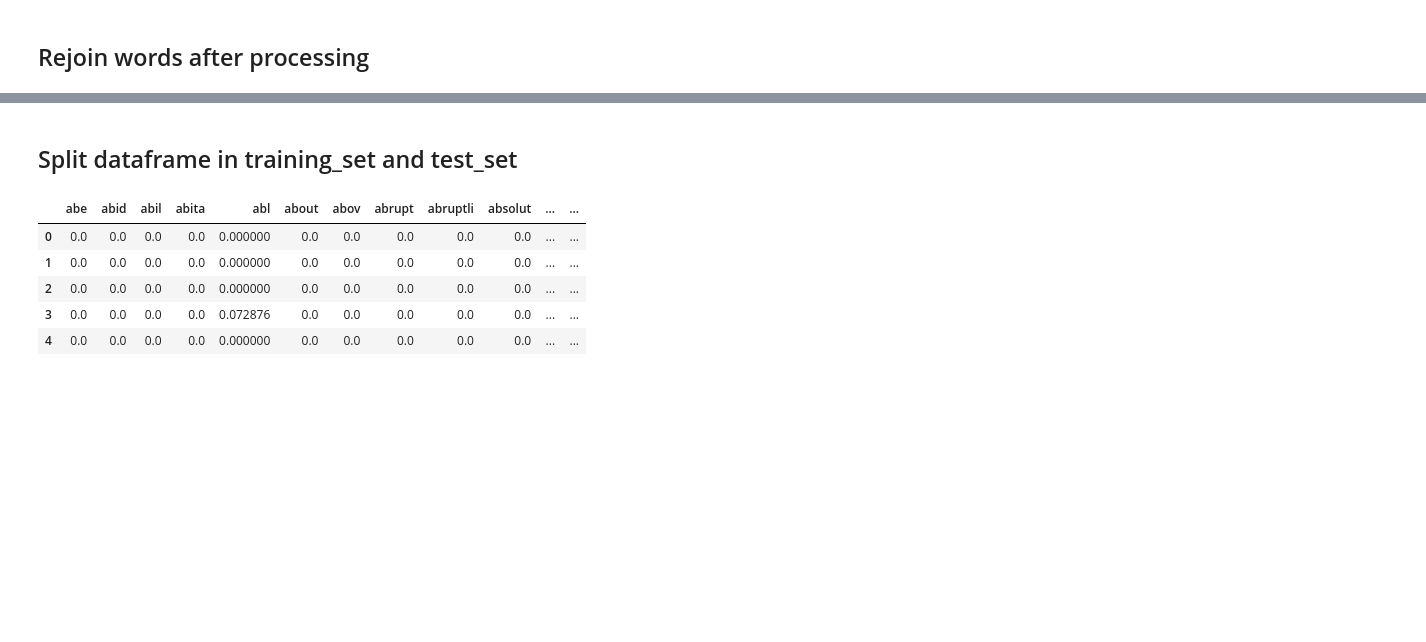
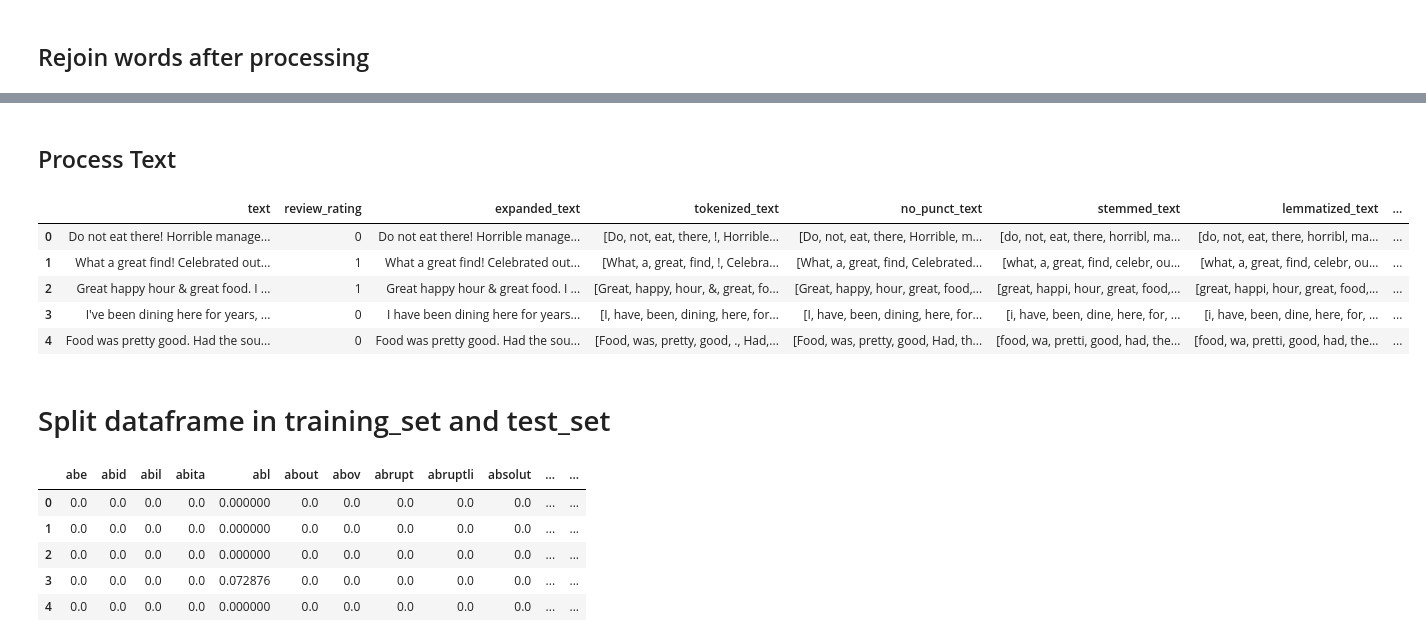
Before and after one commit to AT181903/YelpDatasetAnalysis, a Jupyter notebook: reviews_task.ipynb, the cells around one changed output, grey strips where cells are left out. Drawn from its saved outputs; the diff is of its cells as text; code cells hidden in the pictures; blank space fills up the shorter version.

```diff
--- a/reviews_task.ipynb
+++ b/reviews_task.ipynb
@@ -156,6 +138,8 @@ ps = PorterStemmer()
 # %%
-def stemming(row):
-    return [ps.stem(word) for word in row['no_punct_text']]
+def stem_text(data_frame):
 
+    ps = PorterStemmer()
+    def stemming(row):
+        return [ps.stem(word) for word in row['no_punct_text']]
 
-df_review_text_rating['stemmed_text'] = df_review_text_rating.apply(stemming, axis=1)
+    data_frame['stemmed_text'] = data_frame.apply(stemming, axis=1)
@@ -187,6 +148,8 @@ lemmatizer = WordNetLemmatizer()
 # %%
-def lemmatization(row):
-    return [lemmatizer.lemmatize(word) for word in row['stemmed_text']]
+def lemm_text(data_frame):
 
+    lemmatizer = WordNetLemmatizer()
+    def lemmatization(row):
+        return [lemmatizer.lemmatize(word) for word in row['stemmed_text']]
 
-df_review_text_rating['lemmatized_text'] = df_review_text_rating.apply(lemmatization, axis=1)
+    data_frame['lemmatized_text'] = data_frame.apply(lemmatization, axis=1)
@@ -216,10 +165,8 @@ df_review_text_rating.head(5)
 # %% [markdown]
 ## Rejoin words after processing
 # %%
-def join_words(row):
-    return " ".join(row['lemmatized_text'])
+def rejoin_sentences(data_frame):
+    def join_words(row):
+        return " ".join(row['lemmatized_text'])
 
-
-df_review_text_rating['processed_text'] = df_review_text_rating.apply(join_words, axis=1)
-
-df_review_text_rating
+    data_frame['processed_text'] = data_frame.apply(join_words, axis=1)
@@ -240,5 +173,25 @@ df_review_text_rating
+# %% [markdown]
+## Process Text
+# %%
+def process_text(data_frame):
+    expand_english_contractions(data_frame)
+    tokenize_text(data_frame)
+    remove_punct_from_text(data_frame)
+    stem_text(data_frame)
+    lemm_text(data_frame)
+    rejoin_sentences(data_frame)
+# %%
+process_text(df_review_text_rating)
+df_review_text_rating.head(5)
+# %% [output]
+|  | text | review_rating | expanded_text | tokenized_text | no_punct_text | stemmed_text | lemmatized_text | ... |
+| 0 | Do not eat there! Horrible manage... | 0 | Do not eat there! Horrible manage... | [Do, not, eat, there, !, Horrible... | [Do, not, eat, there, Horrible, m... | [do, not, eat, there, horribl, ma... | [do, not, eat, there, horribl, ma... | ... |
+| 1 | What a great find! Celebrated out... | 1 | What a great find! Celebrated out... | [What, a, great, find, !, Celebra... | [What, a, great, find, Celebrated... | [what, a, great, find, celebr, ou... | [what, a, great, find, celebr, ou... | ... |
+| 2 | Great happy hour & great food. I ... | 1 | Great happy hour & great food. I ... | [Great, happy, hour, &, great, fo... | [Great, happy, hour, great, food,... | [great, happi, hour, great, food,... | [great, happi, hour, great, food,... | ... |
+| 3 | I've been dining here for years, ... | 0 | I have been dining here for years... | [I, have, been, dining, here, for... | [I, have, been, dining, here, for... | [i, have, been, dine, here, for, ... | [i, have, been, dine, here, for, ... | ... |
+| 4 | Food was pretty good. Had the sou... | 0 | Food was pretty good. Had the sou... | [Food, was, pretty, good, ., Had,... | [Food, was, pretty, good, Had, th... | [food, wa, pretti, good, had, the... | [food, wa, pretti, good, had, the... | ... |
 # %% [markdown]
-## Split dataframe in training_set and test_set
+# Split dataframe in training_set and test_set
 # %%
 from sklearn.feature_extraction.text import CountVectorizer
 from sklearn.model_selection import train_test_split
```
Also changed, not shown: parts of 22 cells of this notebook.
